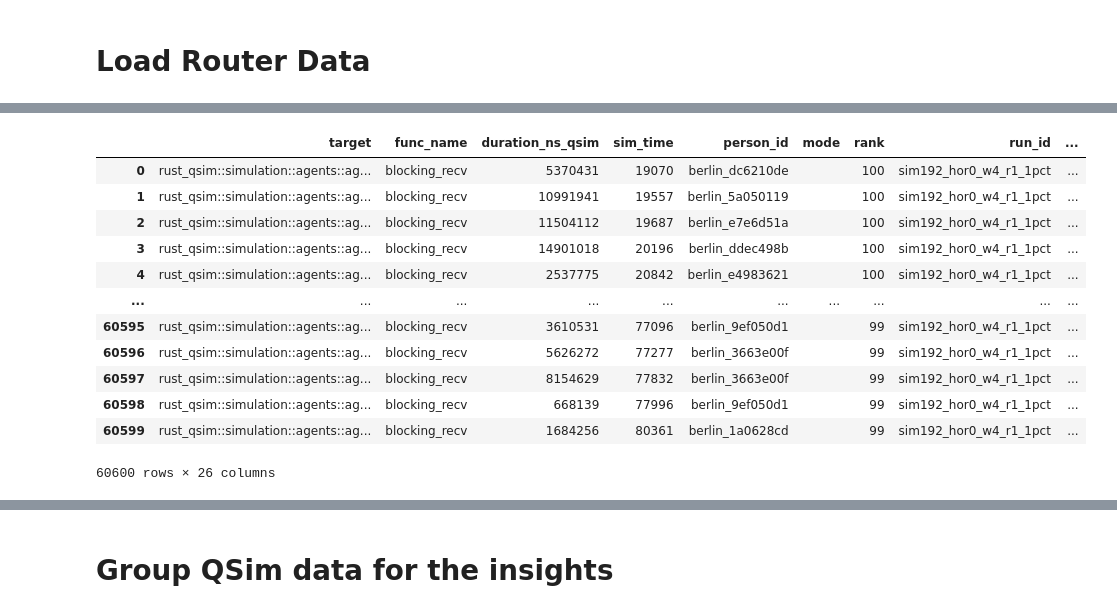
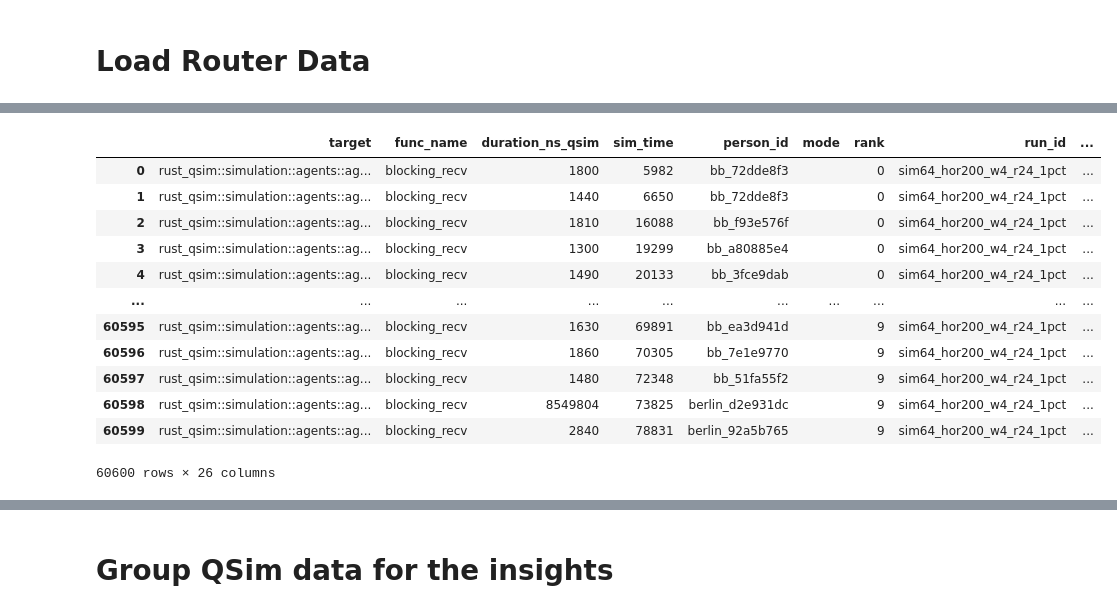
Before and after one commit to paulheinr/parallel-qsim-berlin, a Jupyter notebook: src/main/python/jupyter-notebooks/routing-request-analysis.ipynb, the cells around one changed output, grey strips where cells are left out. Drawn from its saved outputs; the diff is of its cells as text; code cells hidden in the pictures.

Commit message:
update code since rust code base has changed

```diff
--- a/src/main/python/jupyter-notebooks/routing-request-analysis.ipynb
+++ b/src/main/python/jupyter-notebooks/routing-request-analysis.ipynb
@@ -25,9 +31,9 @@ print(runs)
 # %%
-routing_data: dict[str, pd.DataFrame] = {}
+qsim_dict: dict[str, pd.DataFrame] = {}
 
 for run in runs:
     print(f"Loading routing data for run {run.run_id}")
     data = read_aggregated_routing(run)
     data = data[data["request_uuid_u128"] != 0]
-    routing_data[run.run_id] = data
+    qsim_dict[run.run_id] = data
 # %% [output]
@@ -58,10 +48,10 @@ array(['target', 'func_name', 'duration_ns', 'sim_time', 'person_id',
 # %% [markdown]
 # Load Router Data
 # %%
-router_data: dict[str, pd.DataFrame] = {}
+router_dict: dict[str, pd.DataFrame] = {}
 
 for run in runs:
     print(f"Loading routing data for run {run.run_id}")
     data = read_router(run, commit_hash="a48eca7")
-    router_data[run.run_id] = data
+    router_dict[run.run_id] = data
 # %% [output]
@@ -70,9 +66,18 @@ Reading routing profiling CSV: /Users/paulh/hlrn-cluster/rust-pt-routing/paralle
 # %%
-sample_run_id = "sim192_hor0_w4_r1_1pct"
+merged_qsim_router_dict: dict[str, pd.DataFrame] = {}
 
-router = router_data[sample_run_id]
+for (id, router) in router_dict.items():
+    qsim = qsim_dict[id]
+    qsim = qsim[qsim["func_name"] == "blocking_recv"]
 
-qsim = routing_data[sample_run_id]
-qsim = qsim[qsim["func_name"] == "blocking_recv"]
-
-# qsim[qsim['request_uuid_u128'] == 2144459572868393109753598059720148573]
+    # join on request_uuid_u128 in qsim and request_id in router
+    merged_df = pd.merge(
+        qsim,
+        router,
+        left_on='request_uuid_u128',
+        right_on='request_id_u128',
+        how='inner'  # or 'left', 'right', 'outer' depending on your needs
+    )
+    # rename duration_ns_x to duration_ns_qsim and duration_ns_y to duration_ns_router
+    merged_df = merged_df.rename(columns={'duration_ns_x': 'duration_ns_qsim', 'duration_ns_y': 'duration_ns_router'})
+    merged_qsim_router_dict[id] = merged_df
@@ -83,30 +84,19 @@ qsim = qsim[qsim["func_name"] == "blocking_recv"]
 # %%
-# join on request_uuid_u128 in qsim and request_id in router
-merged_df = pd.merge(
-    qsim,
-    router,
-    left_on='request_uuid_u128',
-    right_on='request_id_u128',
-    how='inner'  # or 'left', 'right', 'outer' depending on your needs
-)
-
-# rename duration_ns_x to duration_ns_qsim and duration_ns_y to duration_ns_router
-merged_df = merged_df.rename(columns={'duration_ns_x': 'duration_ns_qsim', 'duration_ns_y': 'duration_ns_router'})
-
-merged_df
+sample = "sim64_hor200_w4_r24_1pct"
+merged_qsim_router_dict[sample]
 # %% [output]
 |  | target | func_name | duration_ns_qsim | sim_time | person_id | mode | rank | run_id | ... |
-| 0 | rust_qsim::simulation::agents::ag... | blocking_recv | 5370431 | 19070 | berlin_dc6210de |  | 100 | sim192_hor0_w4_r1_1pct | ... |
-| 1 | rust_qsim::simulation::agents::ag... | blocking_recv | 10991941 | 19557 | berlin_5a050119 |  | 100 | sim192_hor0_w4_r1_1pct | ... |
-| 2 | rust_qsim::simulation::agents::ag... | blocking_recv | 11504112 | 19687 | berlin_e7e6d51a |  | 100 | sim192_hor0_w4_r1_1pct | ... |
-| 3 | rust_qsim::simulation::agents::ag... | blocking_recv | 14901018 | 20196 | berlin_ddec498b |  | 100 | sim192_hor0_w4_r1_1pct | ... |
-| 4 | rust_qsim::simulation::agents::ag... | blocking_recv | 2537775 | 20842 | berlin_e4983621 |  | 100 | sim192_hor0_w4_r1_1pct | ... |
+| 0 | rust_qsim::simulation::agents::ag... | blocking_recv | 1800 | 5982 | bb_72dde8f3 |  | 0 | sim64_hor200_w4_r24_1pct | ... |
+| 1 | rust_qsim::simulation::agents::ag... | blocking_recv | 1440 | 6650 | bb_72dde8f3 |  | 0 | sim64_hor200_w4_r24_1pct | ... |
+| 2 | rust_qsim::simulation::agents::ag... | blocking_recv | 1810 | 16088 | bb_f93e576f |  | 0 | sim64_hor200_w4_r24_1pct | ... |
+| 3 | rust_qsim::simulation::agents::ag... | blocking_recv | 1300 | 19299 | bb_a80885e4 |  | 0 | sim64_hor200_w4_r24_1pct | ... |
+| 4 | rust_qsim::simulation::agents::ag... | blocking_recv | 1490 | 20133 | bb_3fce9dab |  | 0 | sim64_hor200_w4_r24_1pct | ... |
 | ... | ... | ... | ... | ... | ... | ... | ... | ... | ... |
-| 60595 | rust_qsim::simulation::agents::ag... | blocking_recv | 3610531 | 77096 | berlin_9ef050d1 |  | 99 | sim192_hor0_w4_r1_1pct | ... |
-| 60596 | rust_qsim::simulation::agents::ag... | blocking_recv | 5626272 | 77277 | berlin_3663e00f |  | 99 | sim192_hor0_w4_r1_1pct | ... |
-| 60597 | rust_qsim::simulation::agents::ag... | blocking_recv | 8154629 | 77832 | berlin_3663e00f |  | 99 | sim192_hor0_w4_r1_1pct | ... |
-| 60598 | rust_qsim::simulation::agents::ag... | blocking_recv | 668139 | 77996 | berlin_9ef050d1 |  | 99 | sim192_hor0_w4_r1_1pct | ... |
-| 60599 | rust_qsim::simulation::agents::ag... | blocking_recv | 1684256 | 80361 | berlin_1a0628cd |  | 99 | sim192_hor0_w4_r1_1pct | ... |
+| 60595 | rust_qsim::simulation::agents::ag... | blocking_recv | 1630 | 69891 | bb_ea3d941d |  | 9 | sim64_hor200_w4_r24_1pct | ... |
+| 60596 | rust_qsim::simulation::agents::ag... | blocking_recv | 1860 | 70305 | bb_7e1e9770 |  | 9 | sim64_hor200_w4_r24_1pct | ... |
+| 60597 | rust_qsim::simulation::agents::ag... | blocking_recv | 1480 | 72348 | bb_51fa55f2 |  | 9 | sim64_hor200_w4_r24_1pct | ... |
+| 60598 | rust_qsim::simulation::agents::ag... | blocking_recv | 8549804 | 73825 | berlin_d2e931dc |  | 9 | sim64_hor200_w4_r24_1pct | ... |
+| 60599 | rust_qsim::simulation::agents::ag... | blocking_recv | 2840 | 78831 | berlin_92a5b765 |  | 9 | sim64_hor200_w4_r24_1pct | ... |
 60600 rows × 26 columns
 # %%
 import seaborn as sns
```
Also changed, not shown: parts of 17 cells of this notebook, 5 other files.
